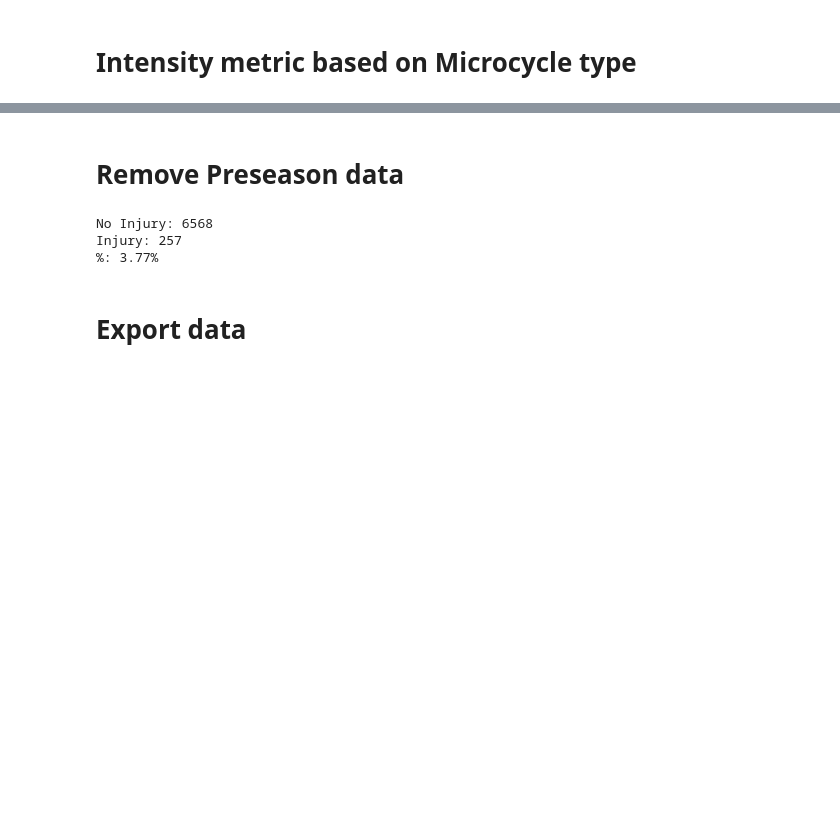
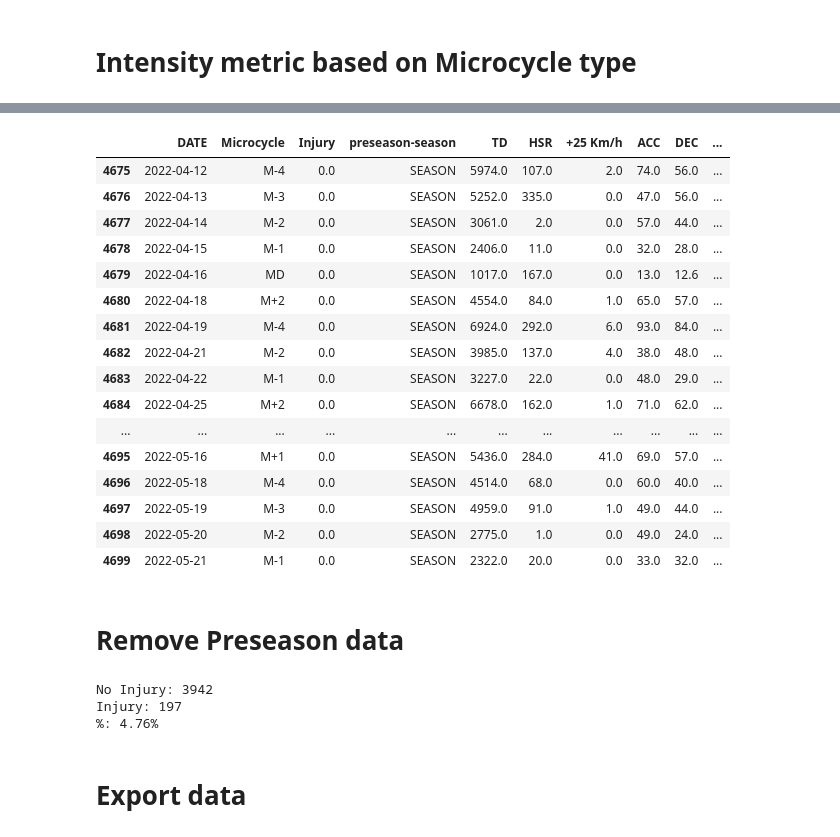
Before and after one commit to Tommy-Las/WatfordFC, a Jupyter notebook: Data_cleaning_transformation.ipynb, the cells around one changed output, grey strips where cells are left out. Drawn from its saved outputs; the diff is of its cells as text; code cells hidden in the pictures; blank space fills up the shorter version.

```diff
--- a/Data_cleaning_transformation.ipynb
+++ b/Data_cleaning_transformation.ipynb
@@ -917,13 +920,14 @@ def shift_injuries_7_days(df):
           injury_date = row['DATE']
 
           # Assign injury label to the previous 7 days for the same player
-          for i in range(1, 8):
+          # Change 0 to 1 to not include the day of the injury
+          for i in range(0, 8):
               prev_date = pd.to_datetime(injury_date) - pd.Timedelta(days=i)
               mask = (copy_df['PlayerID'] == player_id) & (copy_df['DATE'] == prev_date)
               copy_df.loc[mask, 'Injury_7_day'] = 1
 
   # Drop the original injury rows
-  copy_df = copy_df[copy_df['Injury'] == 0]
+  # copy_df = copy_df[copy_df['Injury'] == 0]
 
   return copy_df
 # %%
@@ -1001,0 +1007,21 @@ Injury: 268
+# %%
+# Map Microcycle to categories
+final_df['Category'] = final_df['Microcycle'].apply(
+    lambda x: 'MATCH' if x in ['MD', 'MD(AWAY)', 'MD(HOME)'] else 'TRAINING'
+)
+
+# Initialize the OneHotEncoder
+encoder = OneHotEncoder(sparse_output=False)
+
+# Fit and transform the categories
+encoded_categories = encoder.fit_transform(final_df[['Category']])
+
+# Add the encoded columns to the DataFrame with index alignment
+encoded_df = pd.DataFrame(
+    encoded_categories,
+    columns=encoder.get_feature_names_out(['Category']),
+    index=final_df.index  # Ensure index alignment
+)
+
+# Concatenate the original DataFrame and the one-hot encoded DataFrame
+encoded_final_df = pd.concat([final_df, encoded_df], axis=1)
@@ -1002,3 +1048,23 @@ Injury: 268
+# %%
+encoded_final_df.tail(20)
+# %% [output]
+|  | DATE | Microcycle | Injury | preseason-season | TD | HSR | +25 Km/h | ACC | DEC | ... |
+| 4675 | 2022-04-12 | M-4 | 0.0 | SEASON | 5974.0 | 107.0 | 2.0 | 74.0 | 56.0 | ... |
+| 4676 | 2022-04-13 | M-3 | 0.0 | SEASON | 5252.0 | 335.0 | 0.0 | 47.0 | 56.0 | ... |
+| 4677 | 2022-04-14 | M-2 | 0.0 | SEASON | 3061.0 | 2.0 | 0.0 | 57.0 | 44.0 | ... |
+| 4678 | 2022-04-15 | M-1 | 0.0 | SEASON | 2406.0 | 11.0 | 0.0 | 32.0 | 28.0 | ... |
+| 4679 | 2022-04-16 | MD | 0.0 | SEASON | 1017.0 | 167.0 | 0.0 | 13.0 | 12.6 | ... |
+| 4680 | 2022-04-18 | M+2 | 0.0 | SEASON | 4554.0 | 84.0 | 1.0 | 65.0 | 57.0 | ... |
+| 4681 | 2022-04-19 | M-4 | 0.0 | SEASON | 6924.0 | 292.0 | 6.0 | 93.0 | 84.0 | ... |
+| 4682 | 2022-04-21 | M-2 | 0.0 | SEASON | 3985.0 | 137.0 | 4.0 | 38.0 | 48.0 | ... |
+| 4683 | 2022-04-22 | M-1 | 0.0 | SEASON | 3227.0 | 22.0 | 0.0 | 48.0 | 29.0 | ... |
+| 4684 | 2022-04-25 | M+2 | 0.0 | SEASON | 6678.0 | 162.0 | 1.0 | 71.0 | 62.0 | ... |
+| ... | ... | ... | ... | ... | ... | ... | ... | ... | ... | ... |
+| 4695 | 2022-05-16 | M+1 | 0.0 | SEASON | 5436.0 | 284.0 | 41.0 | 69.0 | 57.0 | ... |
+| 4696 | 2022-05-18 | M-4 | 0.0 | SEASON | 4514.0 | 68.0 | 0.0 | 60.0 | 40.0 | ... |
+| 4697 | 2022-05-19 | M-3 | 0.0 | SEASON | 4959.0 | 91.0 | 1.0 | 49.0 | 44.0 | ... |
+| 4698 | 2022-05-20 | M-2 | 0.0 | SEASON | 2775.0 | 1.0 | 0.0 | 49.0 | 24.0 | ... |
+| 4699 | 2022-05-21 | M-1 | 0.0 | SEASON | 2322.0 | 20.0 | 0.0 | 33.0 | 32.0 | ... |
 # %% [markdown]
 # Remove Preseason data
 # %%
@@ -1008,11 +1074,11 @@ final_df.reset_index(drop=True, inplace=True)
 # %%
-print("No Injury: " + str(final_df[final_df["Injury_7_day"] == 0].shape[0]))
-print("Injury: " + str(final_df[final_df["Injury_7_day"] == 1].shape[0]))
-print(f"%: {((final_df[final_df['Injury_7_day'] == 1].shape[0] / final_df.shape[0]) * 100):.2f}%")
+print("No Injury: " + str(encoded_final_df[encoded_final_df["Injury_7_day"] == 0].shape[0]))
+print("Injury: " + str(encoded_final_df[encoded_final_df["Injury_7_day"] == 1].shape[0]))
+print(f"%: {((encoded_final_df[encoded_final_df['Injury_7_day'] == 1].shape[0] / encoded_final_df.shape[0]) * 100):.2f}%")
 # %% [output]
-No Injury: 6568
-Injury: 257
-%: 3.77%
+No Injury: 3942
+Injury: 197
+%: 4.76%
 # %% [markdown]
 # Export data
 # %%
```
Also changed, not shown: parts of 30 cells of this notebook, 9 other files.
